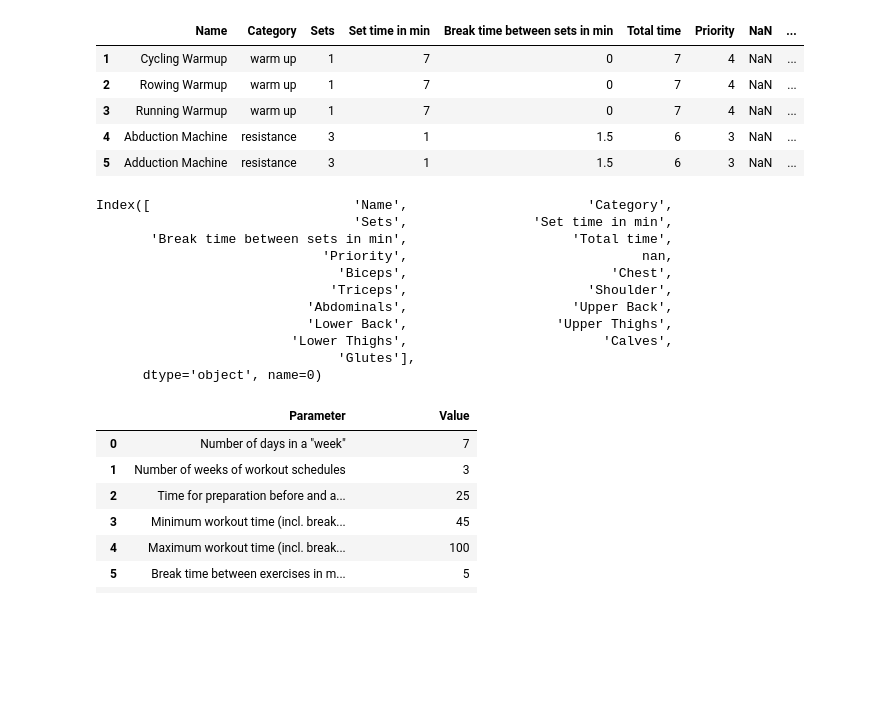
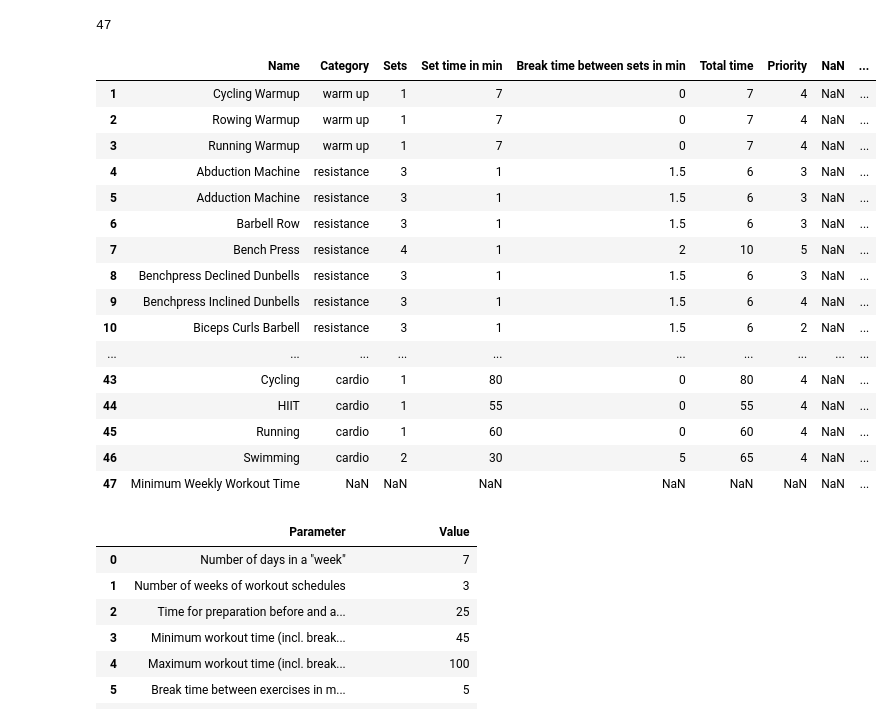
Before and after one commit to v4nderstruck/OR, a Jupyter notebook: src/POM/T3/solve.ipynb, the cells around one changed output. Cells and saved outputs as stored; diff of their text form; code cells hidden in the pictures; blank space fills up the shorter version.

```diff
--- a/src/POM/T3/solve.ipynb
+++ b/src/POM/T3/solve.ipynb
@@ -1,35 +1,36 @@
 # %%
 import pandas as pd
 import numpy as np
 from IPython.display import display, HTML
 df = pd.read_excel("ex1.xlsx", sheet_name="exercises")
 df.columns = df.iloc[0] # load first row as column names
 df = df.drop(df.index[0]) # drop first row
 
 # magic row: minimum training time for each exercise
 last_row = df.iloc[-1]
 assert last_row["Name"] == "Minimum Weekly Workout Time"
-display(df.head())
-
-df.columns
+df.drop_duplicates(subset="Name", keep="first", inplace=True)
+print(len(df))
+df
 # %% [output]
+47
 |  | Name | Category | Sets | Set time in min | Break time between sets in min | Total time | Priority | NaN | ... |
 | 1 | Cycling Warmup | warm up | 1 | 7 | 0 | 7 | 4 | NaN | ... |
 | 2 | Rowing Warmup | warm up | 1 | 7 | 0 | 7 | 4 | NaN | ... |
 | 3 | Running Warmup | warm up | 1 | 7 | 0 | 7 | 4 | NaN | ... |
 | 4 | Abduction Machine | resistance | 3 | 1 | 1.5 | 6 | 3 | NaN | ... |
 | 5 | Adduction Machine | resistance | 3 | 1 | 1.5 | 6 | 3 | NaN | ... |
+| 6 | Barbell Row | resistance | 3 | 1 | 1.5 | 6 | 3 | NaN | ... |
+| 7 | Bench Press | resistance | 4 | 1 | 2 | 10 | 5 | NaN | ... |
+| 8 | Benchpress Declined Dunbells | resistance | 3 | 1 | 1.5 | 6 | 3 | NaN | ... |
+| 9 | Benchpress Inclined Dunbells | resistance | 3 | 1 | 1.5 | 6 | 4 | NaN | ... |
+| 10 | Biceps Curls Barbell | resistance | 3 | 1 | 1.5 | 6 | 2 | NaN | ... |
+| ... | ... | ... | ... | ... | ... | ... | ... | ... | ... |
+| 43 | Cycling | cardio | 1 | 80 | 0 | 80 | 4 | NaN | ... |
+| 44 | HIIT | cardio | 1 | 55 | 0 | 55 | 4 | NaN | ... |
+| 45 | Running | cardio | 1 | 60 | 0 | 60 | 4 | NaN | ... |
+| 46 | Swimming | cardio | 2 | 30 | 5 | 65 | 4 | NaN | ... |
+| 47 | Minimum Weekly Workout Time | NaN | NaN | NaN | NaN | NaN | NaN | NaN | ... |
-Index([                          'Name',                       'Category',
-                                 'Sets',                'Set time in min',
-       'Break time between sets in min',                     'Total time',
-                             'Priority',                              nan,
-                               'Biceps',                          'Chest',
-                              'Triceps',                       'Shoulder',
-                           'Abdominals',                     'Upper Back',
-                           'Lower Back',                   'Upper Thighs',
-                         'Lower Thighs',                         'Calves',
-                               'Glutes'],
-      dtype='object', name=0)
 # %%
 df = pd.read_excel("ex1.xlsx", sheet_name="info")
 df
```
Also changed, not shown: parts of 4 cells of this notebook.
